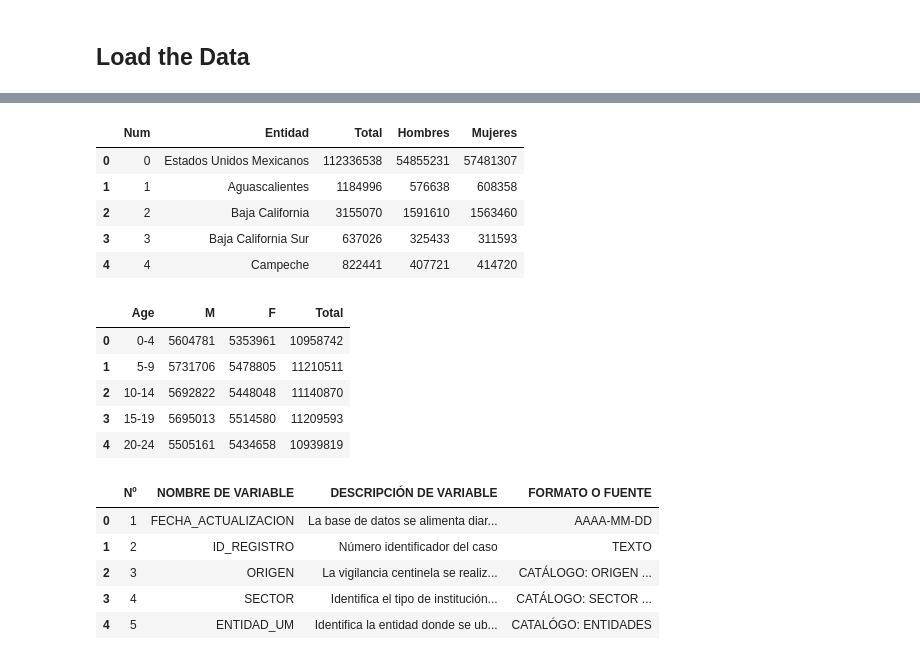
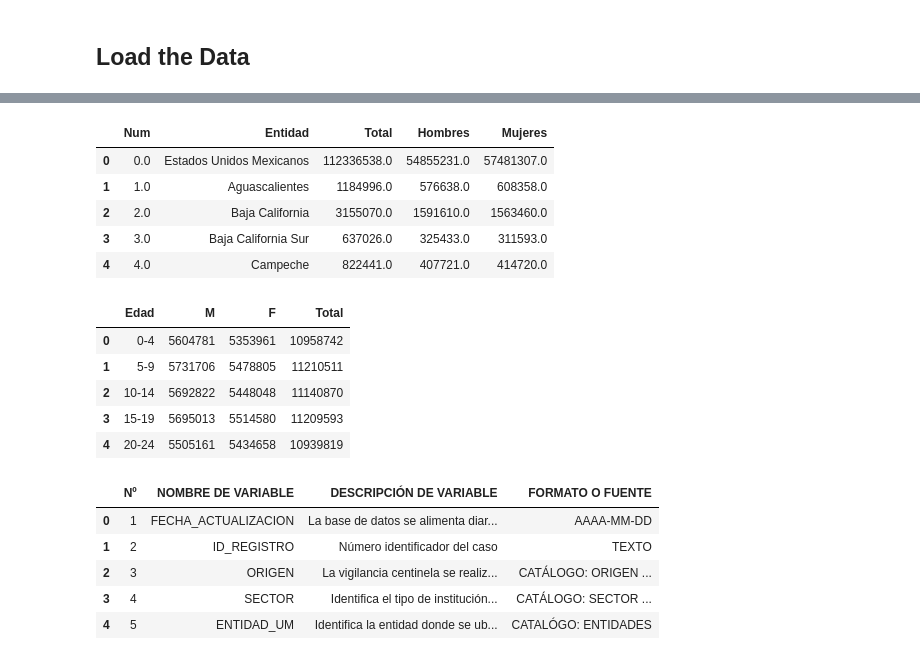
Before and after one commit to epg3/COVID_19_MX, a Jupyter notebook: EDA.ipynb, the cells around one changed output, grey strips where cells are left out. Saved outputs shown, nothing was run; the diff lists cells and outputs as text; code cells hidden in the pictures.

```diff
--- a/EDA.ipynb
+++ b/EDA.ipynb
@@ -60,21 +60,20 @@ df_genera_mx = pd.read_csv(path +"200802COVID19MEXICO.csv", encoding='latin-1')
 df_general = df_genera_mx
 # %%
 #Population data
-df_population = pd.read_excel(open(path + 'Poblacion_01.xlsx', 'rb'))
+df_population = pd.read_excel(open(path + 'Poblacion_Entidad.xlsx', 'rb'))
 df_population.head()
 # %% [output]
 |  | Num | Entidad | Total | Hombres | Mujeres |
-| 0 | 0 | Estados Unidos Mexicanos | 112336538 | 54855231 | 57481307 |
-| 1 | 1 | Aguascalientes | 1184996 | 576638 | 608358 |
-| 2 | 2 | Baja California | 3155070 | 1591610 | 1563460 |
-| 3 | 3 | Baja California Sur | 637026 | 325433 | 311593 |
-| 4 | 4 | Campeche | 822441 | 407721 | 414720 |
+| 0 | 0.0 | Estados Unidos Mexicanos | 112336538.0 | 54855231.0 | 57481307.0 |
+| 1 | 1.0 | Aguascalientes | 1184996.0 | 576638.0 | 608358.0 |
+| 2 | 2.0 | Baja California | 3155070.0 | 1591610.0 | 1563460.0 |
+| 3 | 3.0 | Baja California Sur | 637026.0 | 325433.0 | 311593.0 |
+| 4 | 4.0 | Campeche | 822441.0 | 407721.0 | 414720.0 |
 # %%
-#Population data by age
-df_pop_age = pd.read_csv(path + 'Mexico-2020.csv')
-df_pop_age.head()
+df_gender_pop = pd.read_csv(path + 'Mexico-2020.csv')
+df_gender_pop.head()
 # %% [output]
-|  | Age | M | F | Total |
+|  | Edad | M | F | Total |
 | 0 | 0-4 | 5604781 | 5353961 | 10958742 |
 | 1 | 5-9 | 5731706 | 5478805 | 11210511 |
 | 2 | 10-14 | 5692822 | 5448048 | 11140870 |
```
Also changed, not shown: parts of 40 cells of this notebook.
